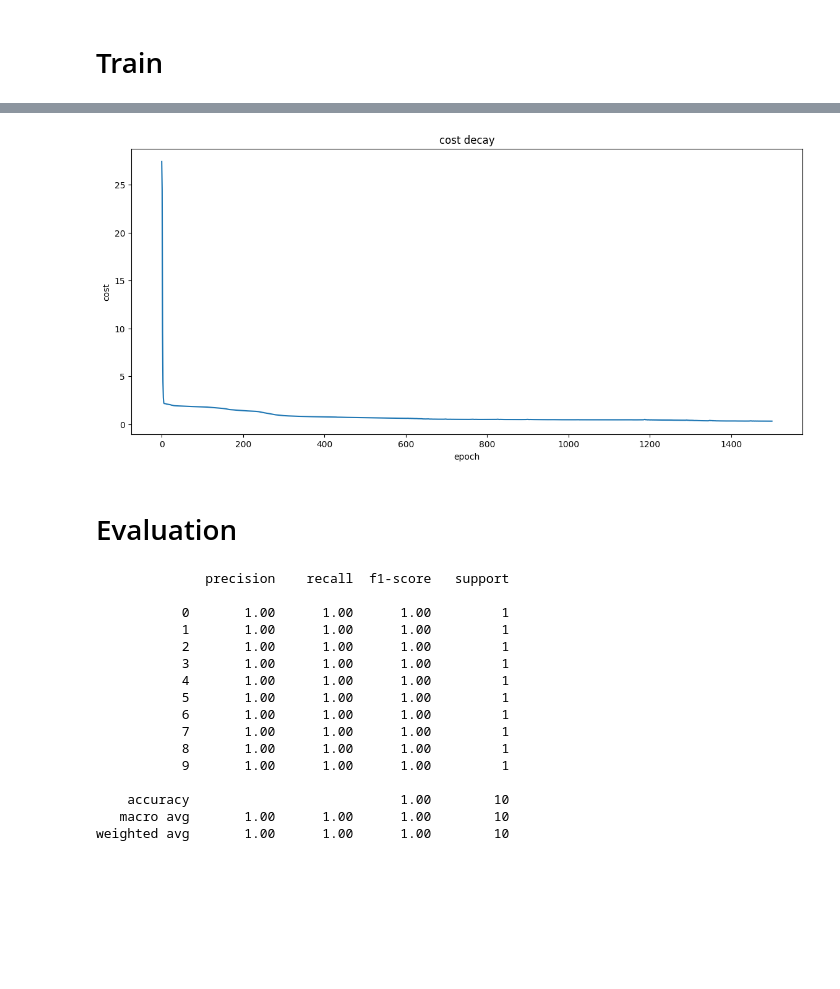
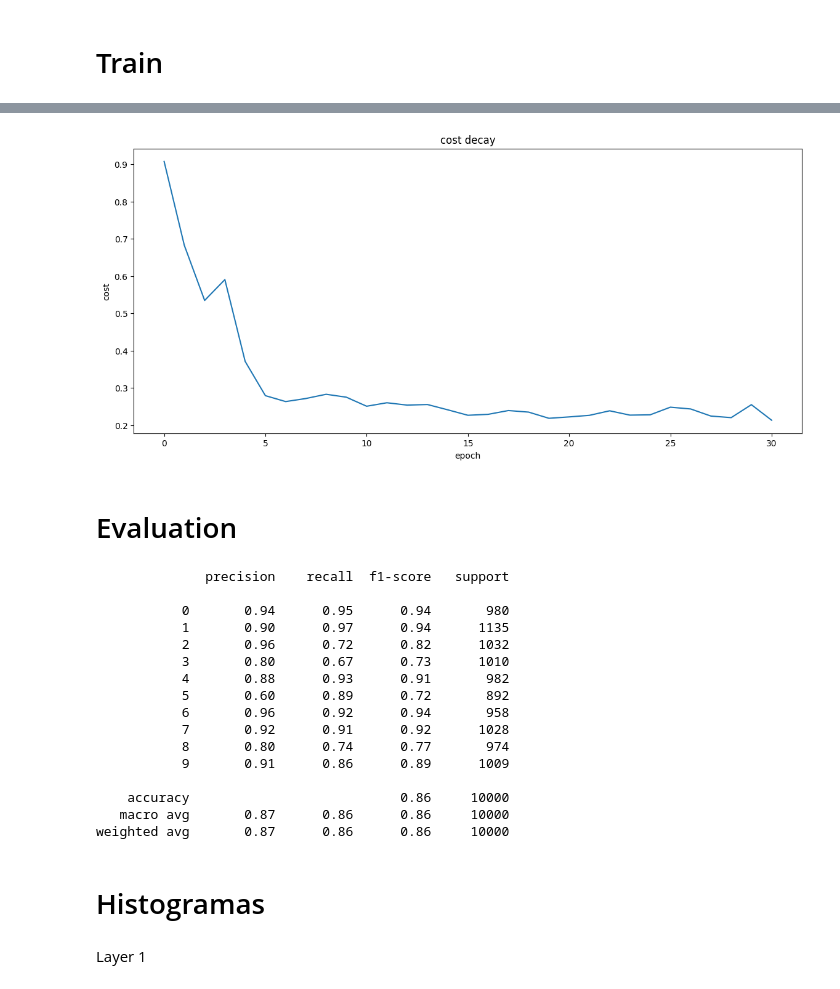
Before and after one commit to Erickllino/Neural_Network, a Jupyter notebook: MNIST.IPYNB, the cells around one changed output, grey strips where cells are left out. Drawn from its saved outputs; the diff is of its cells as text; code cells hidden in the pictures; blank space fills up the shorter version.

```diff
--- a/MNIST.IPYNB
+++ b/MNIST.IPYNB
@@ -40,8 +40,8 @@ class MNIST(Dataset):
     def __getitem__(self,idx):
         return self.X[idx],self.y[idx]
 # %%
-train_dl = DataLoader(MNIST(train_X, train_y), batch_size=len(train_X))
-test_dl = DataLoader(MNIST(test_X, test_y), batch_size=10)
+train_dl = DataLoader(MNIST(train_X, train_y), batch_size=256)
+test_dl = DataLoader(MNIST(test_X, test_y), batch_size= 64)
 # %% [markdown]
 # Criando o Modelo
 # %% [markdown]
@@ -52,11 +52,9 @@ class MLP_Model(nn.Module):
         super(MLP_Model,self).__init__()
 
 
-
-        # nn.Sequential()
-        self.Flat = nn.Flatten()
+        self.A1 = nn.Flatten()
         self.L1 = nn.Linear(28*28,20)
-        self.A1 = nn.ReLU()
+        self.A2 = nn.ReLU()
         self.L2 = nn.Linear(20,10)
 
 
@@ -64,16 +62,16 @@ class MLP_Model(nn.Module):
 
     def forward(self, x):
 
-        x = self.Flat(x)
-
+        x = self.A1(x)
         x = self.L1(x)
-        x = self.A1(x)
+        x = self.A2(x)
         x = self.L2(x)
 
+
         return x
 # %%
-for xb, yb in train_dl:
-    for i in range(9):
-        pyplot.subplot(330 + 1 + i)
-        pyplot.imshow(xb[i], cmap=pyplot.get_cmap('gray'))
-        pyplot.show()
+#for xb, yb in train_dl:
+#    for i in range(9):
+#        pyplot.subplot(330 + 1 + i)
+#        pyplot.imshow(xb[i], cmap=pyplot.get_cmap('gray'))
+#        pyplot.show()
@@ -118,11 +111,11 @@ def training( N_Epochs, model, loss_fn, opt  ):
 # %%
 model = MLP_Model()
 
-epochs = 1500
+epochs = 30
 
 opt        = torch.optim.Adam( model.parameters(), lr=0.003 )
 
-loss_fn    = nn.CrossEntropyLoss( )
+loss_fn    = nn.CrossEntropyLoss()
 
 training(  epochs, model , loss_fn, opt  )
 # %% [output]
@@ -146 +139 @@ training(  epochs, model , loss_fn, opt  )
-[figure, old version]
+[figure, new version]
@@ -149,32 +147,40 @@ training(  epochs, model , loss_fn, opt  )
 # %%
 with torch.no_grad():
+
     model.eval()
 
+    y_pred = []
+    y_true = []
+
     for xb, yb in test_dl:
+        y_predb = model(xb.float())
+        y_pred.append(y_predb)
+        y_true.append(yb)
 
+    y_pred = torch.cat(y_pred)
+    y_true = torch.cat(y_true)
 
-        y_pred = model(xb.float())
+    yf     = torch.argmax(y_pred, dim=1)
 
-
-
-
-    yf = torch.argmax(y_pred, dim=1)
-
-    print(classification_report(yb, yf))
+    print(classification_report(y_true, yf))
 # %% [output]
               precision    recall  f1-score   support
 
-           0       1.00      1.00      1.00         1
-           1       1.00      1.00      1.00         1
-           2       1.00      1.00      1.00         1
-           3       1.00      1.00      1.00         1
-           4       1.00      1.00      1.00         1
-           5       1.00      1.00      1.00         1
-           6       1.00      1.00      1.00         1
-           7       1.00      1.00      1.00         1
-           8       1.00      1.00      1.00         1
-           9       1.00      1.00      1.00         1
+           0       0.94      0.95      0.94       980
+           1       0.90      0.97      0.94      1135
+           2       0.96      0.72      0.82      1032
+           3       0.80      0.67      0.73      1010
+           4       0.88      0.93      0.91       982
+           5       0.60      0.89      0.72       892
+           6       0.96      0.92      0.94       958
+           7       0.92      0.91      0.92      1028
+           8       0.80      0.74      0.77       974
+           9       0.91      0.86      0.89      1009
 
-    accuracy                           1.00        10
-   macro avg       1.00      1.00      1.00        10
-weighted avg       1.00      1.00      1.00        10
+    accuracy                           0.86     10000
+   macro avg       0.87      0.86      0.86     10000
+weighted avg       0.87      0.86      0.86     10000
+# %% [markdown]
+# Histogramas
+# %% [markdown]
+Layer 1
```
Also changed, not shown: parts of 10 cells of this notebook.
